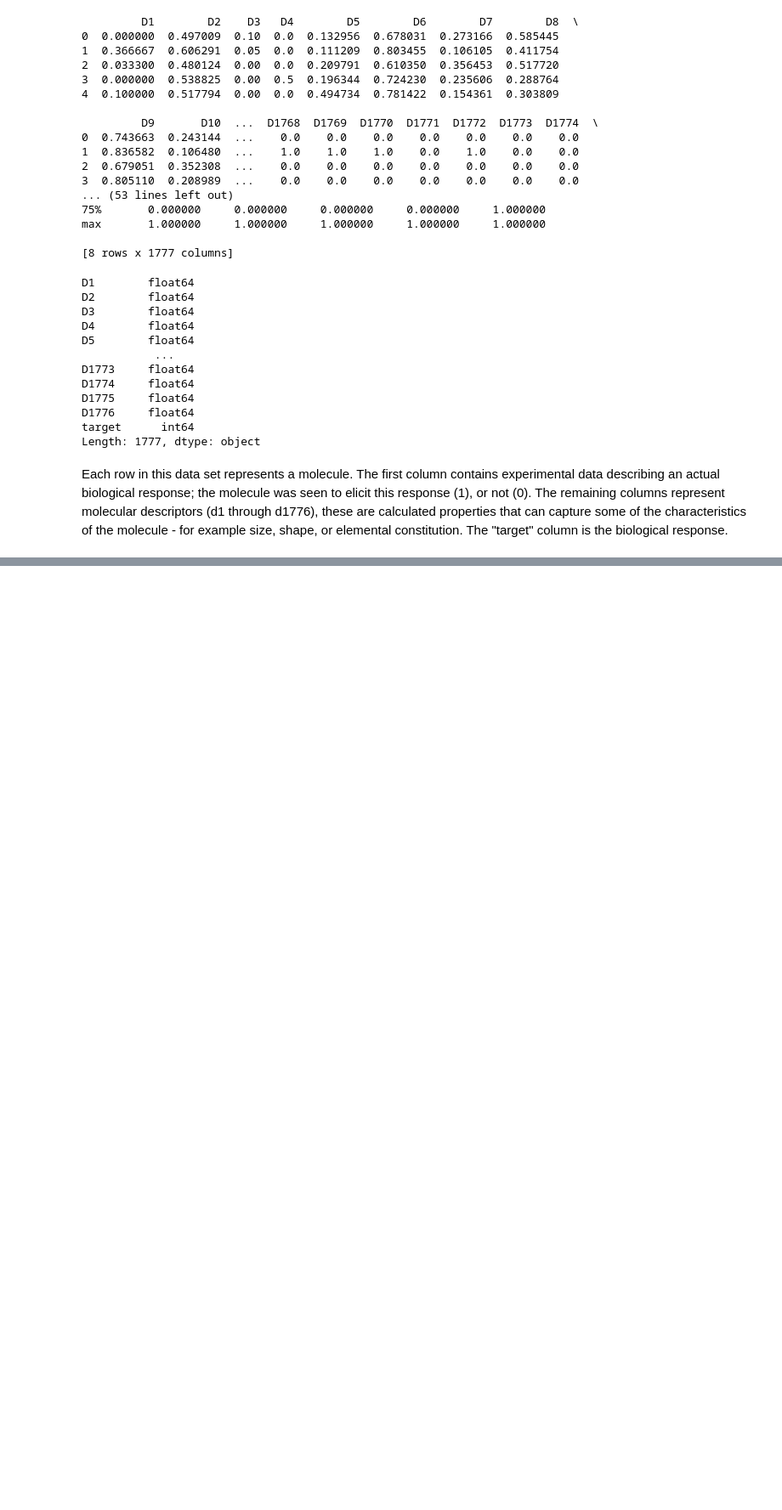
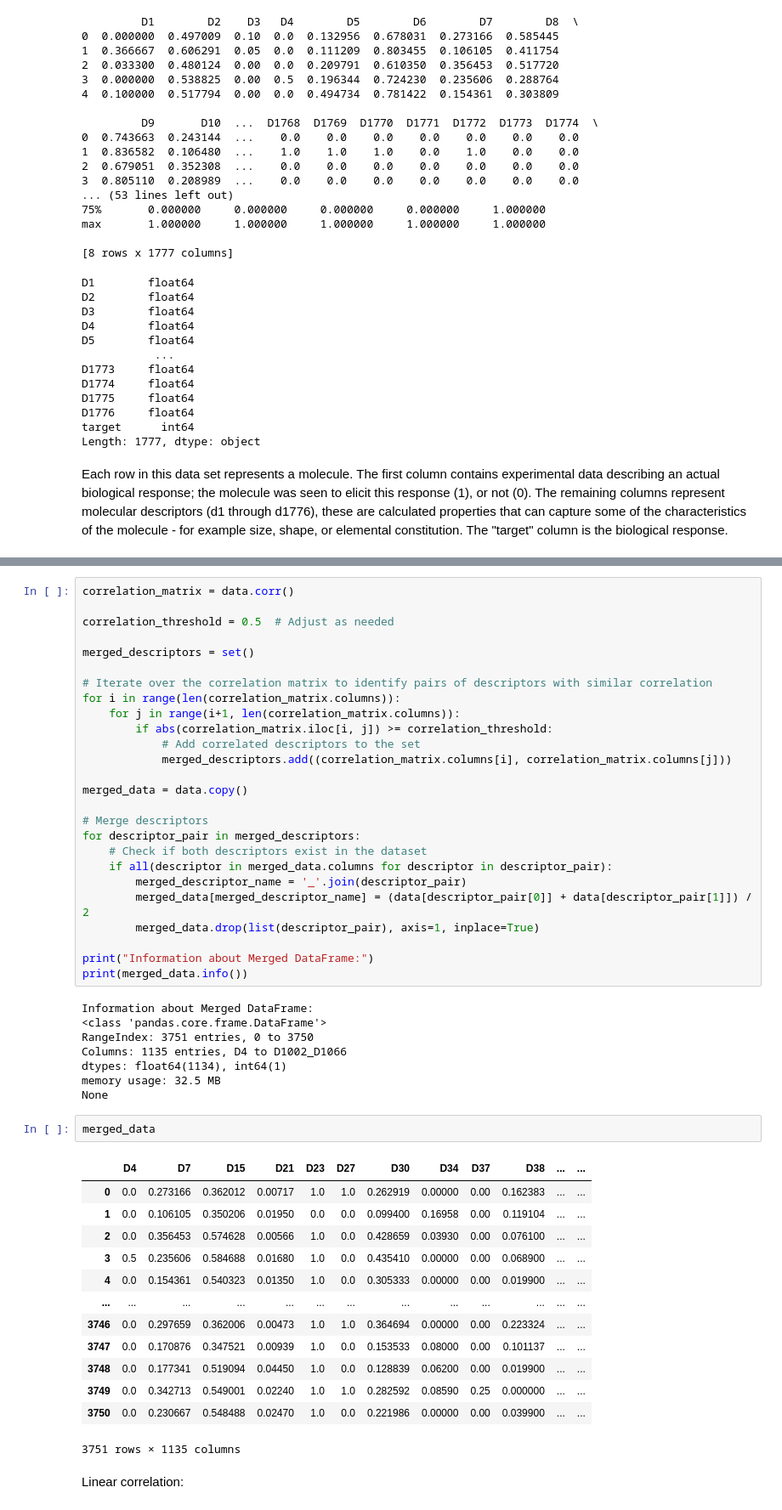
Before and after one commit to xnagya/NSIETE, a Jupyter notebook: NSIETE_assignment_1.ipynb, the cells around one changed output, grey strips where cells are left out. Shown at 85% size. Cells and saved outputs as stored; diff of their text form; blank space fills up the shorter version.

```diff
--- a/NSIETE_assignment_1.ipynb
+++ b/NSIETE_assignment_1.ipynb
@@ -105,0 +112,52 @@ plt.show()
+# %%
+correlation_matrix = data.corr()
+
+correlation_threshold = 0.5  # Adjust as needed
+
+merged_descriptors = set()
+
+# Iterate over the correlation matrix to identify pairs of descriptors with similar correlation
+for i in range(len(correlation_matrix.columns)):
+    for j in range(i+1, len(correlation_matrix.columns)):
+        if abs(correlation_matrix.iloc[i, j]) >= correlation_threshold:
+            # Add correlated descriptors to the set
+            merged_descriptors.add((correlation_matrix.columns[i], correlation_matrix.columns[j]))
+
+merged_data = data.copy()
+
+# Merge descriptors
+for descriptor_pair in merged_descriptors:
+    # Check if both descriptors exist in the dataset
+    if all(descriptor in merged_data.columns for descriptor in descriptor_pair):
+        merged_descriptor_name = '_'.join(descriptor_pair)
+        merged_data[merged_descriptor_name] = (data[descriptor_pair[0]] + data[descriptor_pair[1]]) / 2
+        merged_data.drop(list(descriptor_pair), axis=1, inplace=True)
+
+print("Information about Merged DataFrame:")
+print(merged_data.info())
+# %% [output]
+Information about Merged DataFrame:
+<class 'pandas.core.frame.DataFrame'>
+RangeIndex: 3751 entries, 0 to 3750
+Columns: 1135 entries, D4 to D1002_D1066
+dtypes: float64(1134), int64(1)
+memory usage: 32.5 MB
+None
+# %%
+merged_data
+# %% [output]
+|  | D4 | D7 | D15 | D21 | D23 | D27 | D30 | D34 | D37 | D38 | ... | ... |
+| 0 | 0.0 | 0.273166 | 0.362012 | 0.00717 | 1.0 | 1.0 | 0.262919 | 0.00000 | 0.00 | 0.162383 | ... | ... |
+| 1 | 0.0 | 0.106105 | 0.350206 | 0.01950 | 0.0 | 0.0 | 0.099400 | 0.16958 | 0.00 | 0.119104 | ... | ... |
+| 2 | 0.0 | 0.356453 | 0.574628 | 0.00566 | 1.0 | 0.0 | 0.428659 | 0.03930 | 0.00 | 0.076100 | ... | ... |
+| 3 | 0.5 | 0.235606 | 0.584688 | 0.01680 | 1.0 | 0.0 | 0.435410 | 0.00000 | 0.00 | 0.068900 | ... | ... |
+| 4 | 0.0 | 0.154361 | 0.540323 | 0.01350 | 1.0 | 0.0 | 0.305333 | 0.00000 | 0.00 | 0.019900 | ... | ... |
+| ... | ... | ... | ... | ... | ... | ... | ... | ... | ... | ... | ... | ... |
+| 3746 | 0.0 | 0.297659 | 0.362006 | 0.00473 | 1.0 | 1.0 | 0.364694 | 0.00000 | 0.00 | 0.223324 | ... | ... |
+| 3747 | 0.0 | 0.170876 | 0.347521 | 0.00939 | 1.0 | 0.0 | 0.153533 | 0.08000 | 0.00 | 0.101137 | ... | ... |
+| 3748 | 0.0 | 0.177341 | 0.519094 | 0.04450 | 1.0 | 0.0 | 0.128839 | 0.06200 | 0.00 | 0.019900 | ... | ... |
+| 3749 | 0.0 | 0.342713 | 0.549001 | 0.02240 | 1.0 | 1.0 | 0.282592 | 0.08590 | 0.25 | 0.000000 | ... | ... |
+| 3750 | 0.0 | 0.230667 | 0.548488 | 0.02470 | 1.0 | 0.0 | 0.221986 | 0.00000 | 0.00 | 0.039900 | ... | ... |
+3751 rows × 1135 columns
+# %% [markdown]
+Linear correlation:
```
Also changed, not shown: parts of 19 cells of this notebook.
